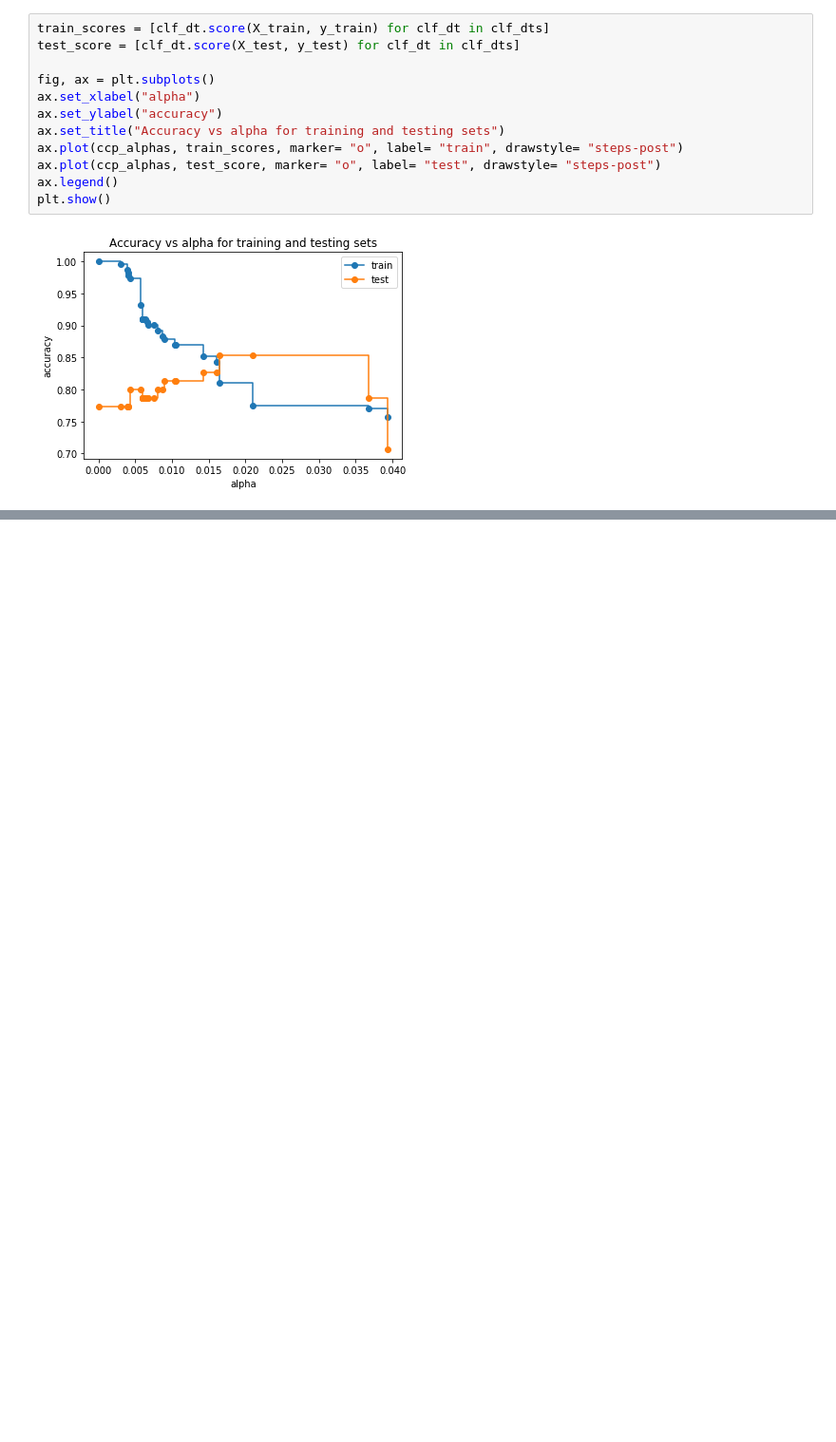
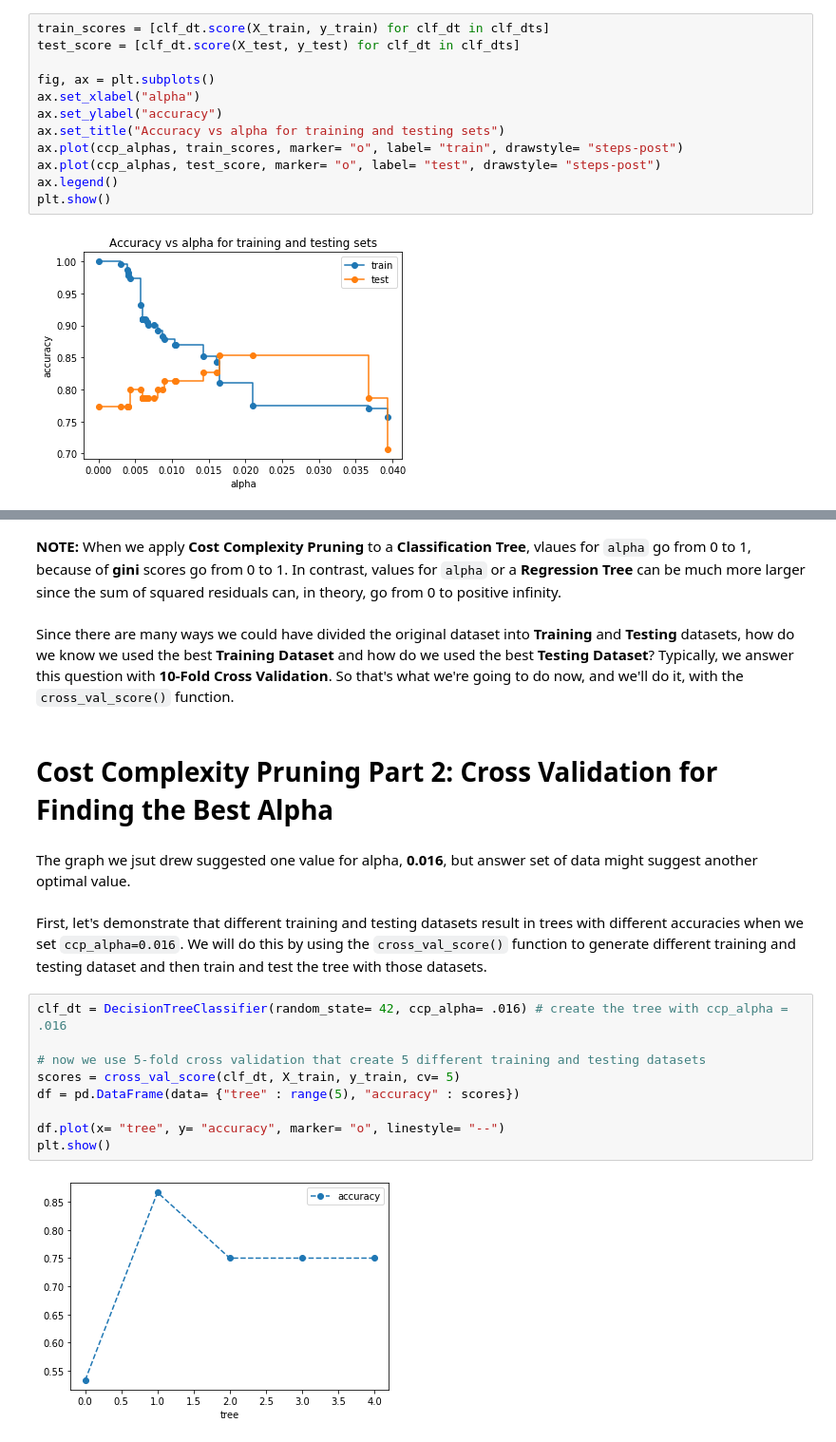
Before and after one commit to SoroushGhaderi/Decision_Trees_From_Start_to_Finish, a Jupyter notebook: Decision_Trees_Classification.ipynb, the cells around one changed output, grey strips where cells are left out. Shown: that part at 95% size. Drawn from its saved outputs; the diff is of its cells as text; blank space fills up the shorter version.

Commit message:
cross validation plot for alpha= .16

```diff
--- a/Decision_Trees_Classification.ipynb
+++ b/Decision_Trees_Classification.ipynb
@@ -438,0 +441,21 @@ plt.show()
+# %% [markdown]
+**NOTE:** When we apply **Cost Complexity Pruning** to a **Classification Tree**, vlaues for `alpha` go from 0 to 1, because of **gini** scores go from 0 to 1. In contrast, values for `alpha` or a **Regression Tree** can be much more larger since the sum of squared residuals can, in theory, go from 0 to positive infinity.
+# %% [markdown]
+Since there are many ways we could have divided the original dataset into **Training** and **Testing** datasets, how do we know we used the best **Training Dataset** and how do we used the best **Testing Dataset**? Typically, we answer this question with **10-Fold Cross Validation**. So that's what we're going to do now, and we'll do it, with the `cross_val_score()` function.
+# %% [markdown]
+# Cost Complexity Pruning Part 2: Cross Validation for Finding the Best Alpha
+# %% [markdown]
+The graph we jsut drew suggested one value for alpha, **0.016**, but answer set of data might suggest another optimal value.
+# %% [markdown]
+First, let's demonstrate that different training and testing datasets result in trees with different accuracies when we set `ccp_alpha=0.016`. We will do this by using the `cross_val_score()` function to generate different training and testing dataset and then train and test the tree with those datasets.
+# %%
+clf_dt = DecisionTreeClassifier(random_state= 42, ccp_alpha= .016) # create the tree with ccp_alpha = .016
+
+# now we use 5-fold cross validation that create 5 different training and testing datasets
+scores = cross_val_score(clf_dt, X_train, y_train, cv= 5)
+df = pd.DataFrame(data= {"tree" : range(5), "accuracy" : scores})
+
+df.plot(x= "tree", y= "accuracy", marker= "o", linestyle= "--")
+plt.show()
+# %% [output]
+[figure, added]
```
Also changed, not shown: parts of 1 cell of this notebook.
